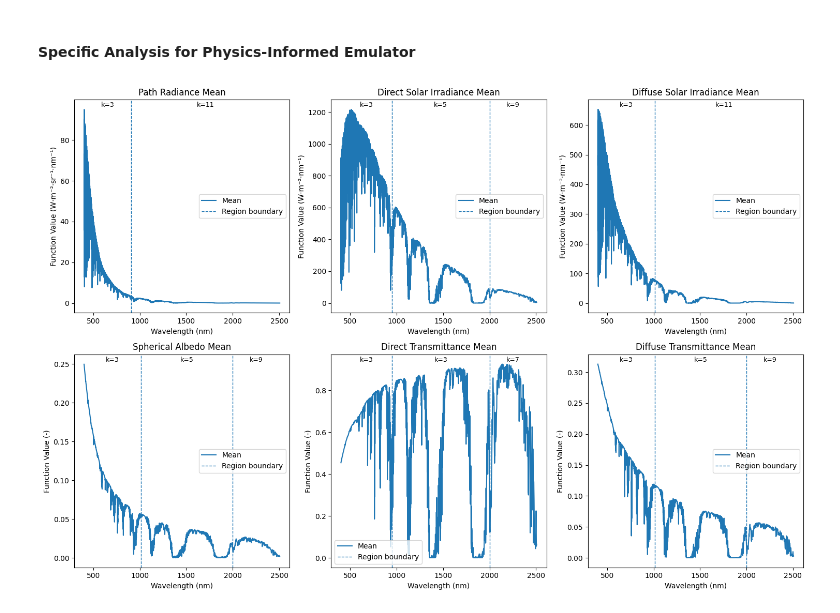
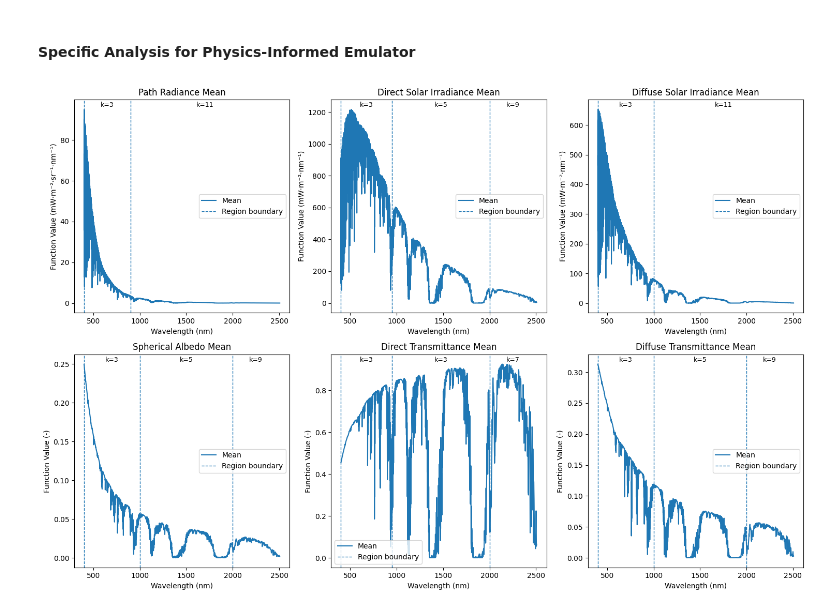
Before and after one commit to Teolul/Masters_Thesis, a Jupyter notebook: nn_pipeline.ipynb, the cells around one changed output. Drawn from its saved outputs; the diff is of its cells as text; code cells hidden in the pictures.

Commit message:
setup with new regional window code

```diff
--- a/nn_pipeline.ipynb
+++ b/nn_pipeline.ipynb
@@ -87,7 +87,7 @@ Y_test shape: (50, 6, 4205)
 importlib.reload(nn_models)
 
 # quick model test
-model = nn_models.EmulatorSet5(encoder_type="single").to(device)
+model = nn_models.EmulatorSet5(encoder_type="single", wavelengths=wavelengths).to(device)
 model.eval()
 
 # dummy input: (batch_size, 9)
@@ -497,45 +497,43 @@ plt.show()
 # %%
 importlib.reload(nn_models)
 
 plt.figure(figsize=(15, 10))
 
 for i in range(globals.N_FUNCTIONS):
     plt.subplot(2, 3, i+1)
 
     mean_func = np.mean(Y_resh[:, i, :], axis=0)
     plt.plot(wavelengths, mean_func, label="Mean")
 
     # add region boundaries
     for start, end, kernel in nn_models.REGION_CONFIGS[i]:
-        # draw boundary at start of region
-        if start > 0:
-            wl = wavelengths[0] + start * (wavelengths[-1] - wavelengths[0])
-            plt.axvline(
-                wl,
-                linestyle="--",
-                linewidth=1,
-                label=f"Region boundary"
-            )
+        if start > wavelengths.min():
+            plt.axvline(start, linestyle="--", linewidth=1, label="Region boundary")
 
-        mid_frac = (start + end) / 2
-        mid_wl = wavelengths[0] + mid_frac * (wavelengths[-1] - wavelengths[0])
-
+        mid_wl = 0.5 * (start + end)
         ymin, ymax = plt.ylim()
-        plt.text(mid_wl, ymax - 0.01 * (ymax - ymin), f"k={kernel}", ha="center", va="top", fontsize=9)
+        plt.text(
+            mid_wl,
+            ymax - 0.01 * (ymax - ymin),
+            f"k={kernel}",
+            ha="center",
+            va="top",
+            fontsize=9,
+        )
 
     plt.title(f"{globals.function_names_plots[i]} Mean")
     plt.xlabel("Wavelength (nm)")
     plt.ylabel("Function Value (" + globals.function_units_plots[i] + ")")
 
     # avoid duplicate legend entries from region lines
     handles, labels = plt.gca().get_legend_handles_labels()
     by_label = dict(zip(labels, handles))
     plt.legend(by_label.values(), by_label.keys())
 
 plt.tight_layout()
 plt.show()
 # %% [output]
-[figure, old version]
+[figure, new version]
 # %%
 # for f_tuple, func_name in zip(features, globals.function_names_plots):
 #     items = [(name, f) for name, f in f_tuple.items() if name != '32']
```
Also changed, not shown: parts of 1 cell of this notebook, 4 other files.
